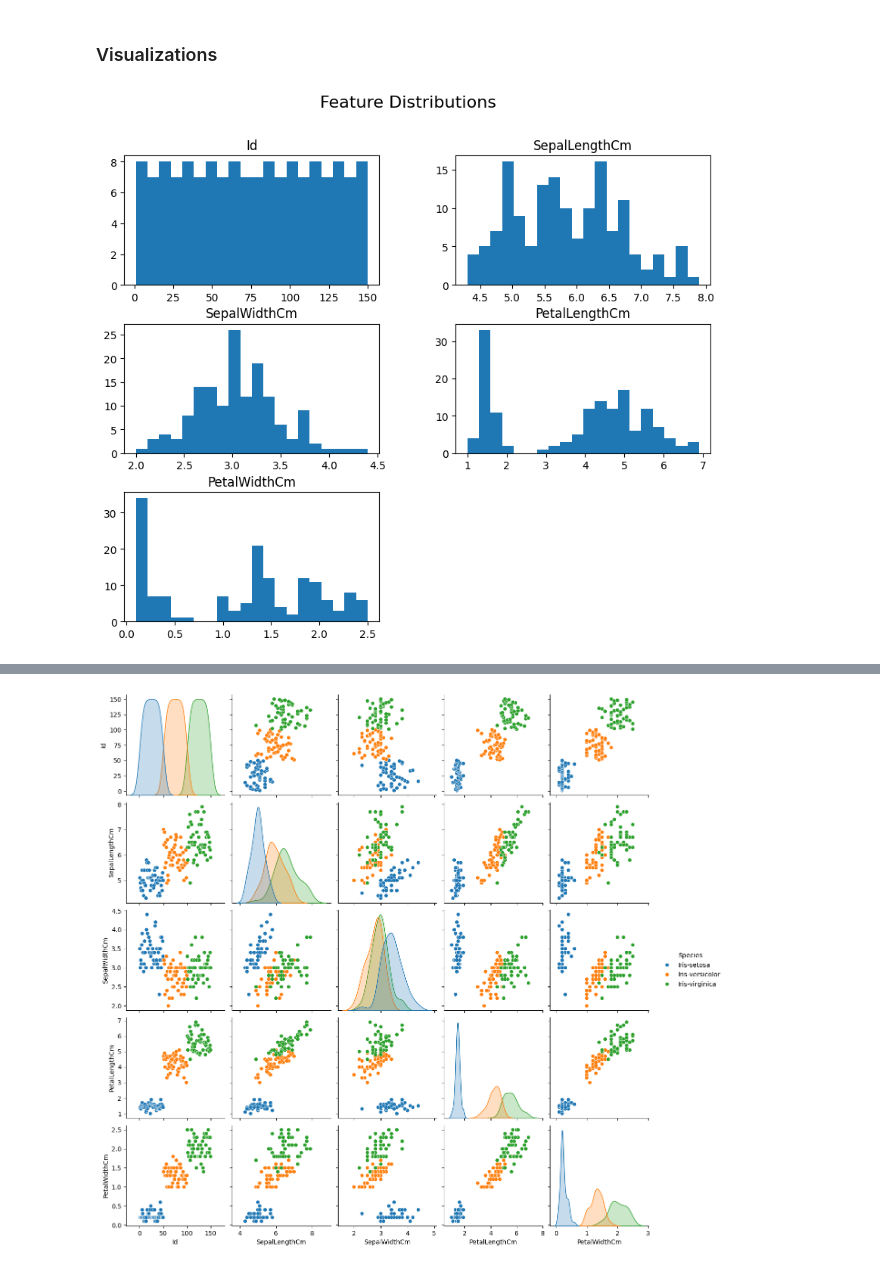
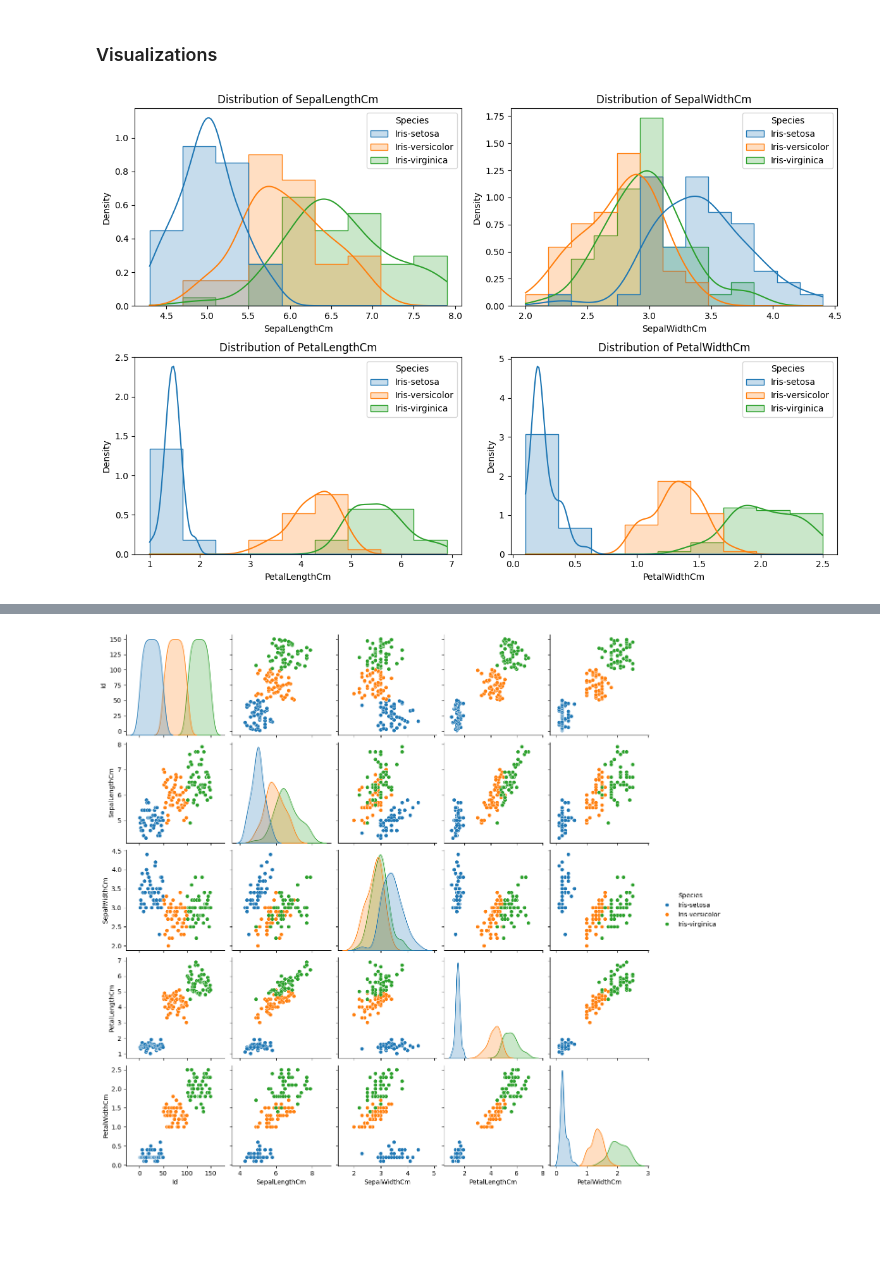
Before and after one commit to Sunnie568/Python_project, a Jupyter notebook: Iris_project.ipynb, the cells around one changed output, grey strips where cells are left out. Drawn from its saved outputs; the diff is of its cells as text; code cells hidden in the pictures; blank space fills up the shorter version.

```diff
--- a/Iris_project.ipynb
+++ b/Iris_project.ipynb
@@ -79,10 +79,27 @@ memory usage: 7.2+ KB
 array(['Iris-setosa', 'Iris-versicolor', 'Iris-virginica'], dtype=object)
 # %% [markdown]
 ### Visualizations
-# %%
-# Histograms for each feature
-df.hist(figsize=(10,8), bins=20, grid=False)
-plt.suptitle("Feature Distributions", size=16)
-plt.show()
-# %% [output]
-[figure, removed]
+# %%
+# Overlaying histograms by species for each feature
+
+features = ["SepalLengthCm", "SepalWidthCm", "PetalLengthCm", "PetalWidthCm"]
+
+plt.figure(figsize=(12, 8))
+
+for i, feature in enumerate(features, 1):
+    plt.subplot(2, 2, i)
+    sns.histplot(
+        data=df,
+        x=feature,
+        hue="Species",     # overlay by species
+        kde=True,          # smooth density curve
+        element="step",    # avoids stacking bars
+        stat="density",    # makes areas comparable
+        common_norm=False  # allow separate scaling per species
+    )
+    plt.title(f"Distribution of {feature}")
+
+plt.tight_layout()
+plt.show()
+# %% [output]
+[figure, added]
```
Also changed, not shown: parts of 5 cells of this notebook.
